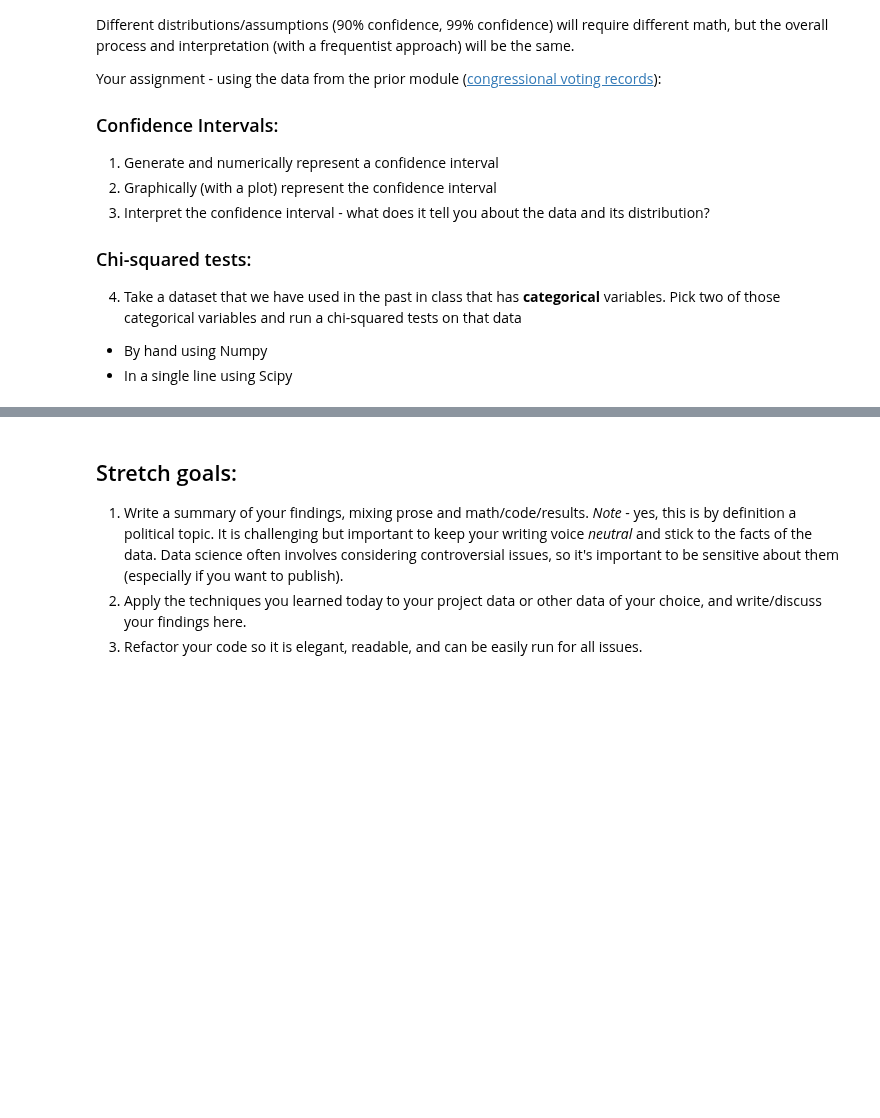
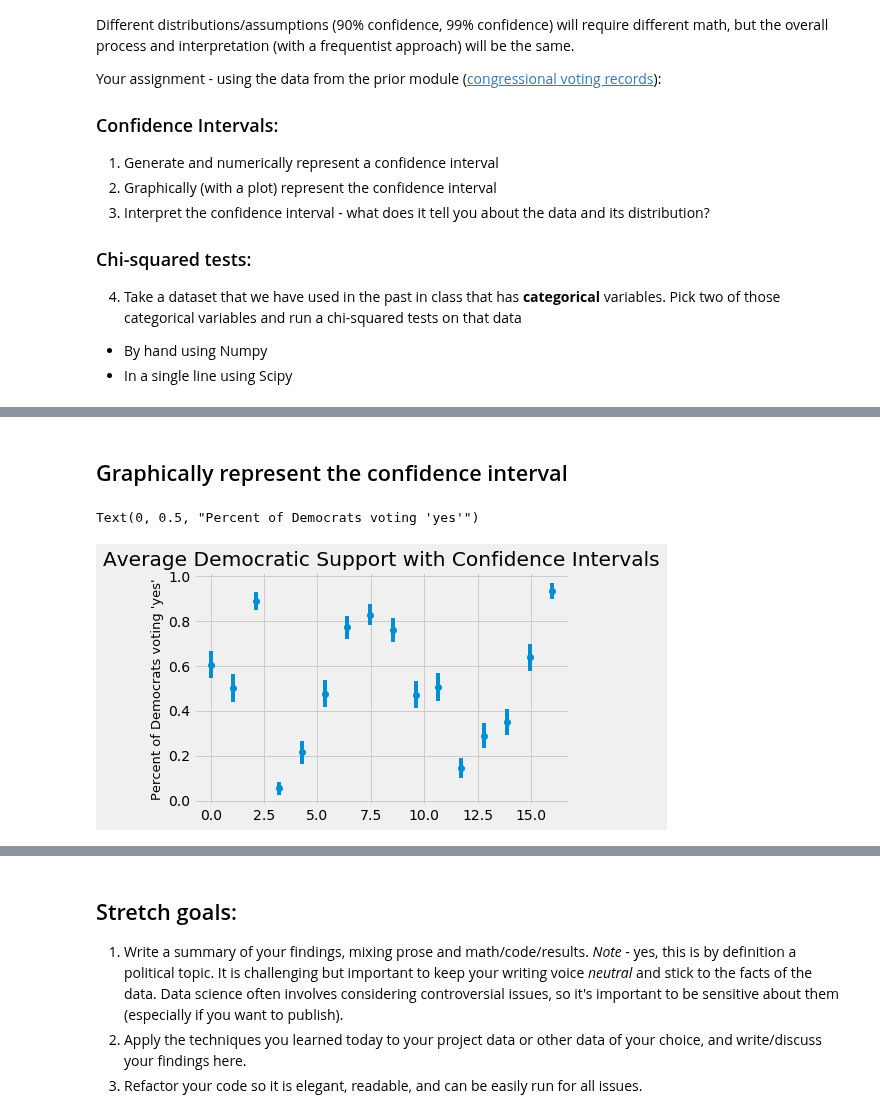
Before and after one commit to bloominstituteoftechnology/DS-Unit-1-Sprint-2-Statistics, a Jupyter notebook: module2/LS_DS_122_Sampling_Confidence_Intervals_and_Hypothesis_Testing_Assignment.ipynb, the cells around one changed output, grey strips where cells are left out. Drawn from its saved outputs; the diff is of its cells as text; code cells hidden in the pictures; blank space fills up the shorter version.

```diff
--- a/module2/LS_DS_122_Sampling_Confidence_Intervals_and_Hypothesis_Testing_Assignment.ipynb
+++ b/module2/LS_DS_122_Sampling_Confidence_Intervals_and_Hypothesis_Testing_Assignment.ipynb
@@ -31,0 +89,34 @@ Your assignment - using the data from the prior module ([congressional voting re
+# %%
+def confidence_interval(data, confidence=0.95):
+  data = np.array(data)
+  mean = np.mean(data)
+  n = len(data)
+  stderr = stats.sem(data)
+  interval = stderr * stats.t.ppf((1 + confidence) / 2.0, n - 1)
+  return (mean, mean - interval, mean + interval)
+# %%
+def confidence_interval_dataframe(df):
+
+  confidence_intervals = []
+
+  # Turn dataframe into a numpy array
+  # List values by column and not by row
+  df = df.values.T
+
+  # Remove nan values from columns
+  cleaned_df = []
+  for col in df:
+    cleaned_col = col[~np.isnan(col)]
+
+    # Calculate Confidence interval for each issue
+    confidence_intervals.append(confidence_interval(cleaned_col))
+
+  confidence_intervals = pd.DataFrame(confidence_intervals, columns=['mean', 'lower', 'upper'])
+
+  return confidence_intervals
+
+# We only want the issue columns not the string "party" column
+only_votes = dem.drop('party', axis='columns')
+
+confidence_interval_df = confidence_interval_dataframe(only_votes)
+confidence_interval_df.head()
@@ -31,0 +130,15 @@ Your assignment - using the data from the prior module ([congressional voting re
+# %% [markdown]
+## Graphically represent the confidence interval
+# %%
+x = np.linspace(0, confidence_interval_df.shape[0], confidence_interval_df.shape[0])
+y = confidence_interval_df['mean']
+yerr = confidence_interval_df['margin_of_error']
+
+
+plt.style.use('fivethirtyeight')
+plt.errorbar(x, y, yerr, fmt='o');
+plt.title('Average Democratic Support with Confidence Intervals')
+plt.ylabel("Percent of Democrats voting 'yes'", fontsize=13)
+# %% [output]
+Text(0, 0.5, "Percent of Democrats voting 'yes'")
+[figure, added]
```
Also changed, not shown: parts of 13 cells of this notebook.
